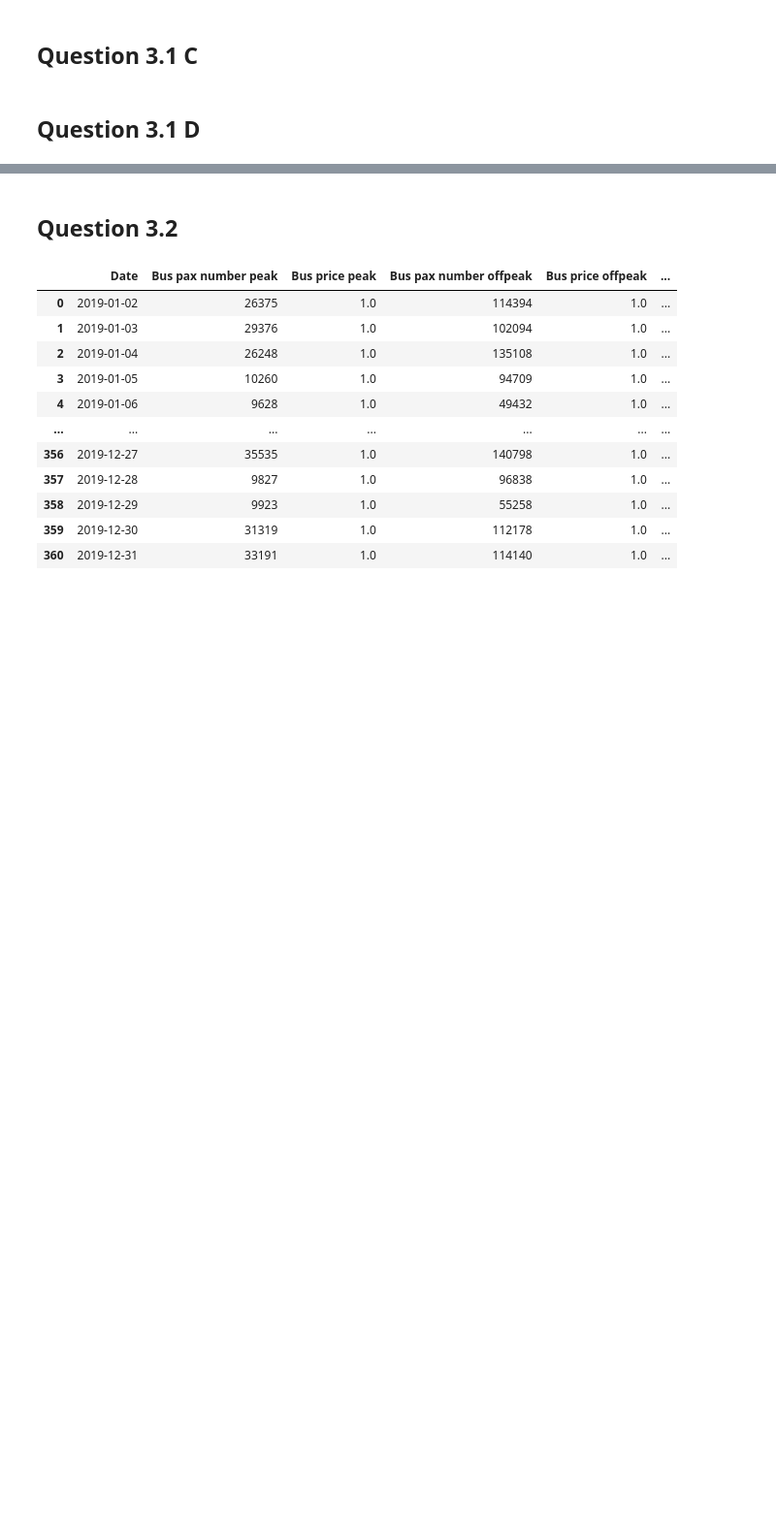
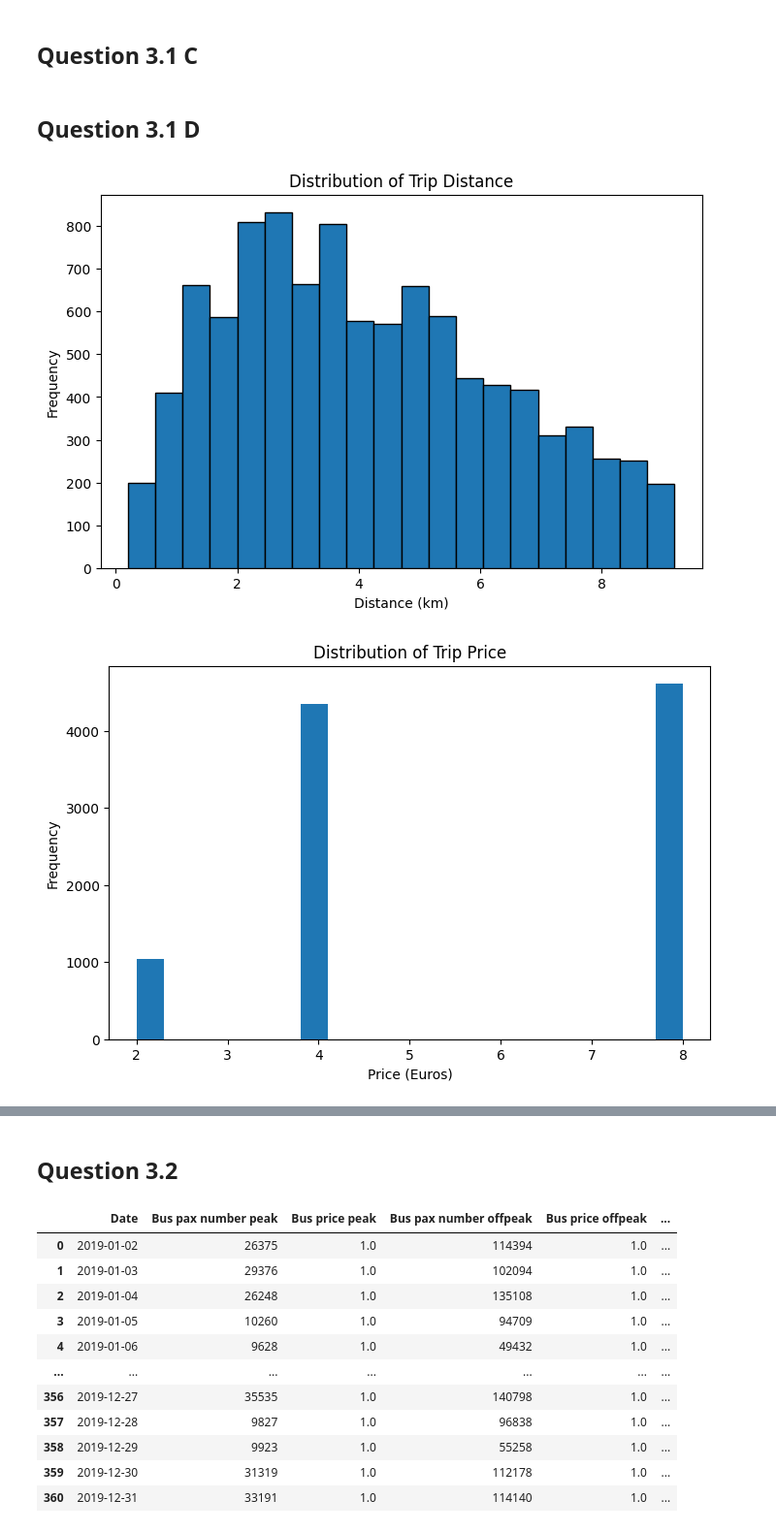
Before and after one commit to Dikshyant15/24157966_Small_Project, a Jupyter notebook: expirement.ipynb, the cells around one changed output, grey strips where cells are left out. Shown at 97% size. Cells and saved outputs as stored; diff of their text form; code cells hidden in the pictures; blank space fills up the shorter version.

```diff
--- a/expirement.ipynb
+++ b/expirement.ipynb
@@ -317,3 +317,27 @@ def plot_bar_avgpax_weekdays(data_2019, data_2022, X_spring, Y_summer, Z_autumn)
     plt.show()
 # %% [markdown]
 ## Question 3.1 D
+# %%
+# Extract distance and price
+dist = data_2022[data_2022["Mode"] == "Metro"]["Distance"]
+price = data_2022[data_2022["Mode"] == "Metro"]["Price"]
+
+# Plot distribution of Distance
+plt.figure(figsize=(8,5))
+plt.hist(dist, bins=20,edgecolor='black')
+
+plt.xlabel("Distance (km)")
+plt.ylabel("Frequency")
+plt.title("Distribution of Trip Distance")
+plt.show()
+
+# Plot distribution of Price
+plt.figure(figsize=(8,5))
+plt.hist(price, bins=20)
+plt.xlabel("Price (Euros)")
+plt.ylabel("Frequency")
+plt.title("Distribution of Trip Price")
+plt.show()
+# %% [output]
+[figure, added]
+[figure, added]
```
Also changed, not shown: parts of 10 cells of this notebook, 2 other files.
